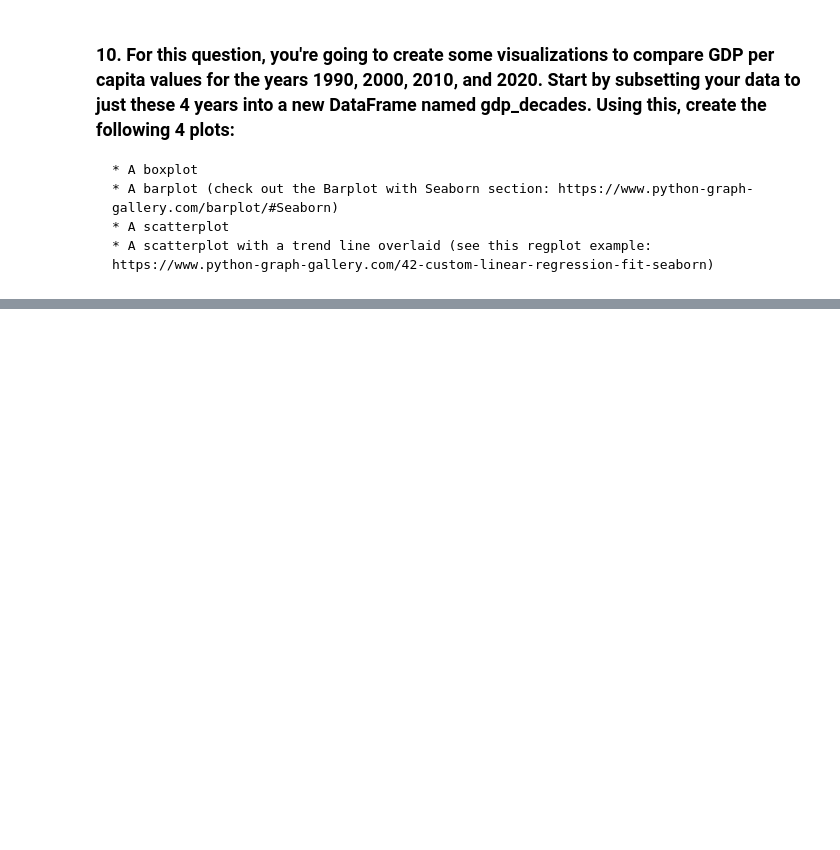
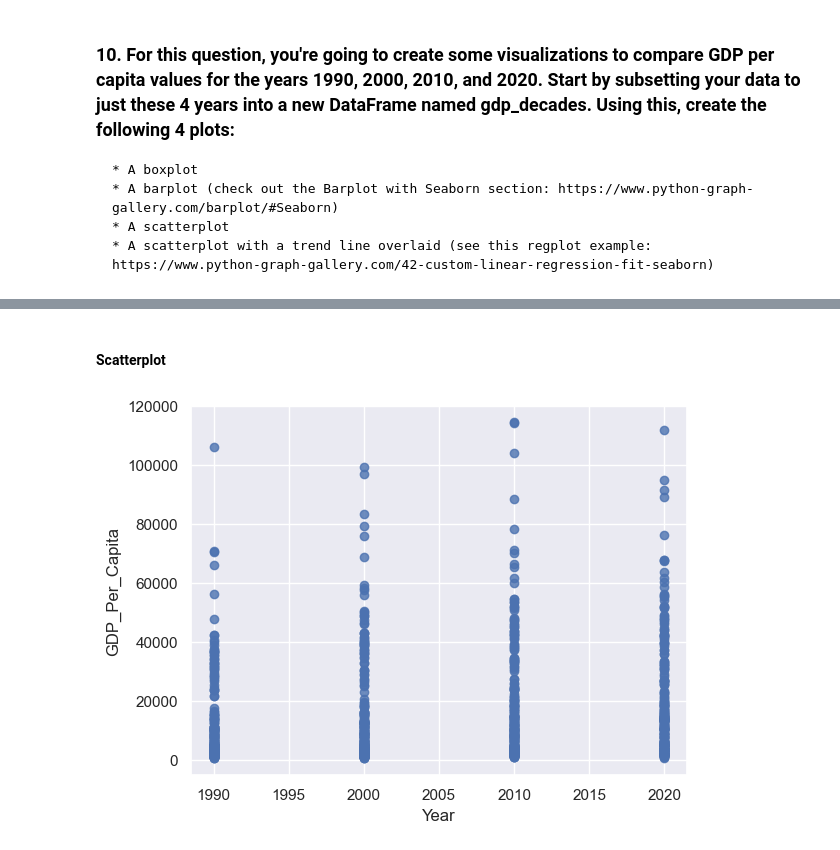
Before and after one commit to NSS-Data-Analytics-Cohort-12/un-python-ryanhartman247, a Jupyter notebook: notebooks/un_data_notebook.ipynb, the cells around one changed output, grey strips where cells are left out. Saved outputs shown, nothing was run; the diff lists cells and outputs as text; code cells hidden in the pictures; blank space fills up the shorter version.

```diff
--- a/notebooks/un_data_notebook.ipynb
+++ b/notebooks/un_data_notebook.ipynb
@@ -303,0 +345,7 @@ Index([   1,   22,   55,   88,  121,  154,  187,  220,  253,  286,
+# %% [markdown]
+#### Scatterplot
+# %%
+sns.regplot(x=gdp_decades.Year, y=gdp_decades.GDP_Per_Capita, fit_reg=False)
+plt.show()
+# %% [output]
+[figure, added]
```
Also changed, not shown: parts of 59 cells of this notebook.
